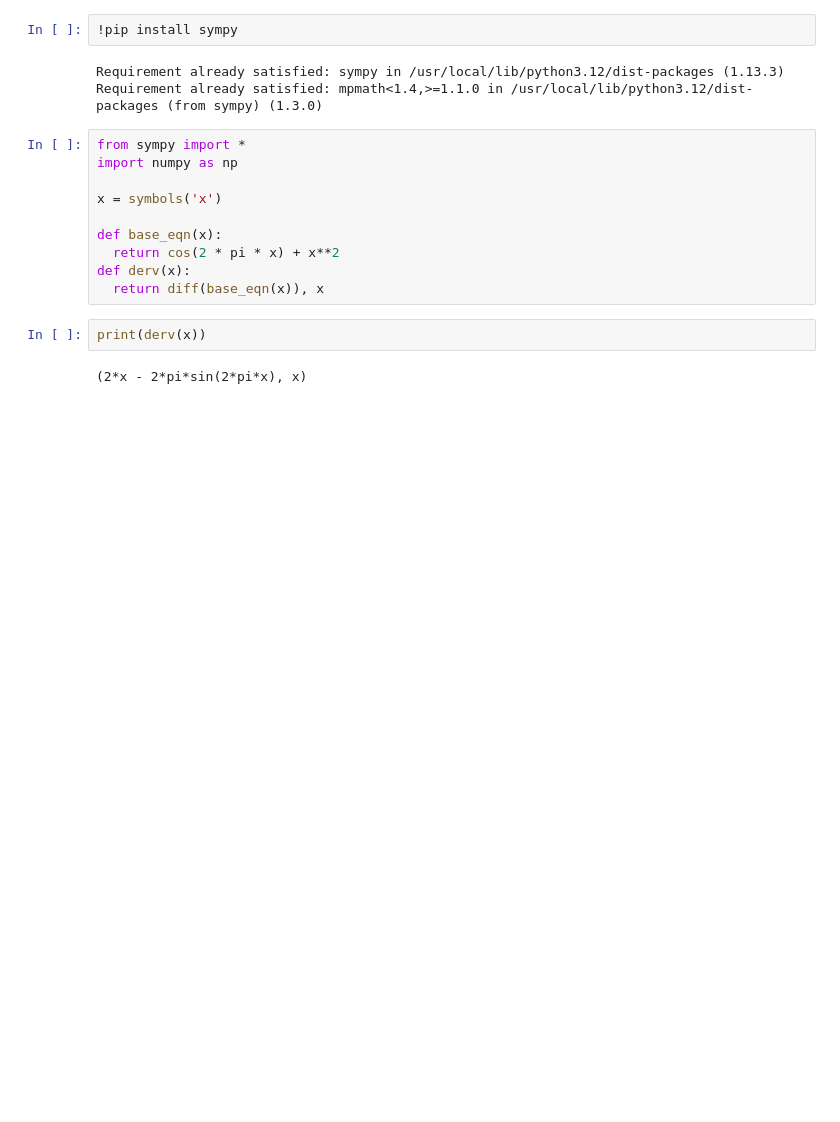
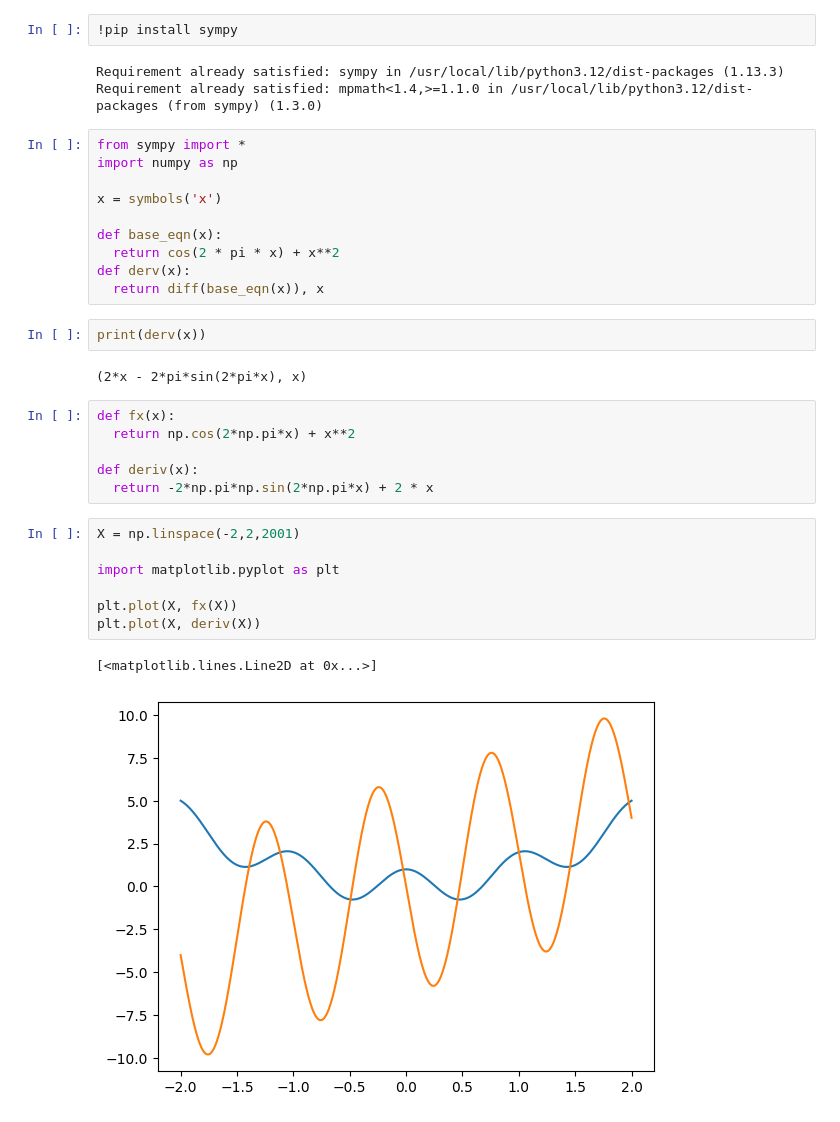
Before and after one commit to ayush9h/PyTorch-DeepLearning, a Jupyter notebook: Gradient_Descent.ipynb, the cells around one changed output. Cells and saved outputs as stored; diff of their text form; blank space fills up the shorter version.

```diff
--- a/Gradient_Descent.ipynb
+++ b/Gradient_Descent.ipynb
@@ -19,3 +19,19 @@ def derv(x):
 print(derv(x))
 # %% [output]
 (2*x - 2*pi*sin(2*pi*x), x)
+# %%
+def fx(x):
+  return np.cos(2*np.pi*x) + x**2
+
+def deriv(x):
+  return -2*np.pi*np.sin(2*np.pi*x) + 2 * x
+# %%
+X = np.linspace(-2,2,2001)
+
+import matplotlib.pyplot as plt
+
+plt.plot(X, fx(X))
+plt.plot(X, deriv(X))
+# %% [output]
+[<matplotlib.lines.Line2D at 0x...>]
+[figure, added]
```
Also changed, not shown: parts of 1 cell of this notebook.
